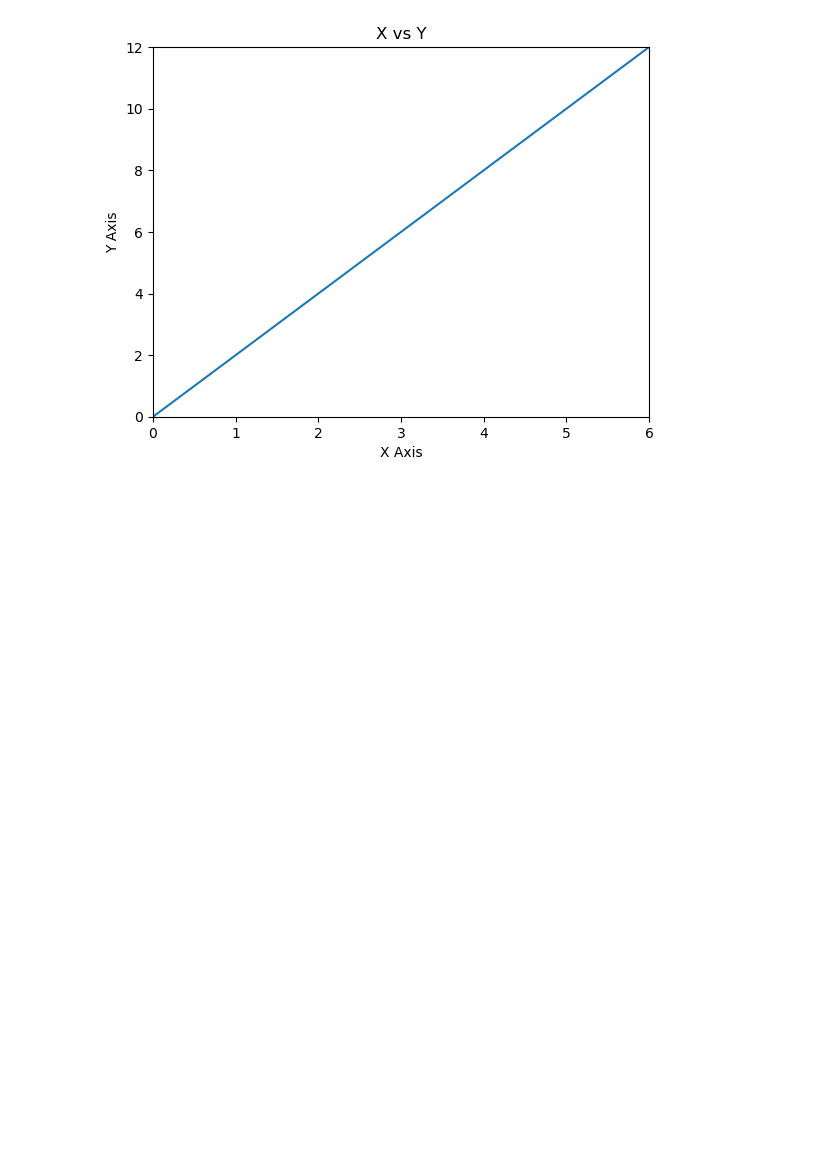
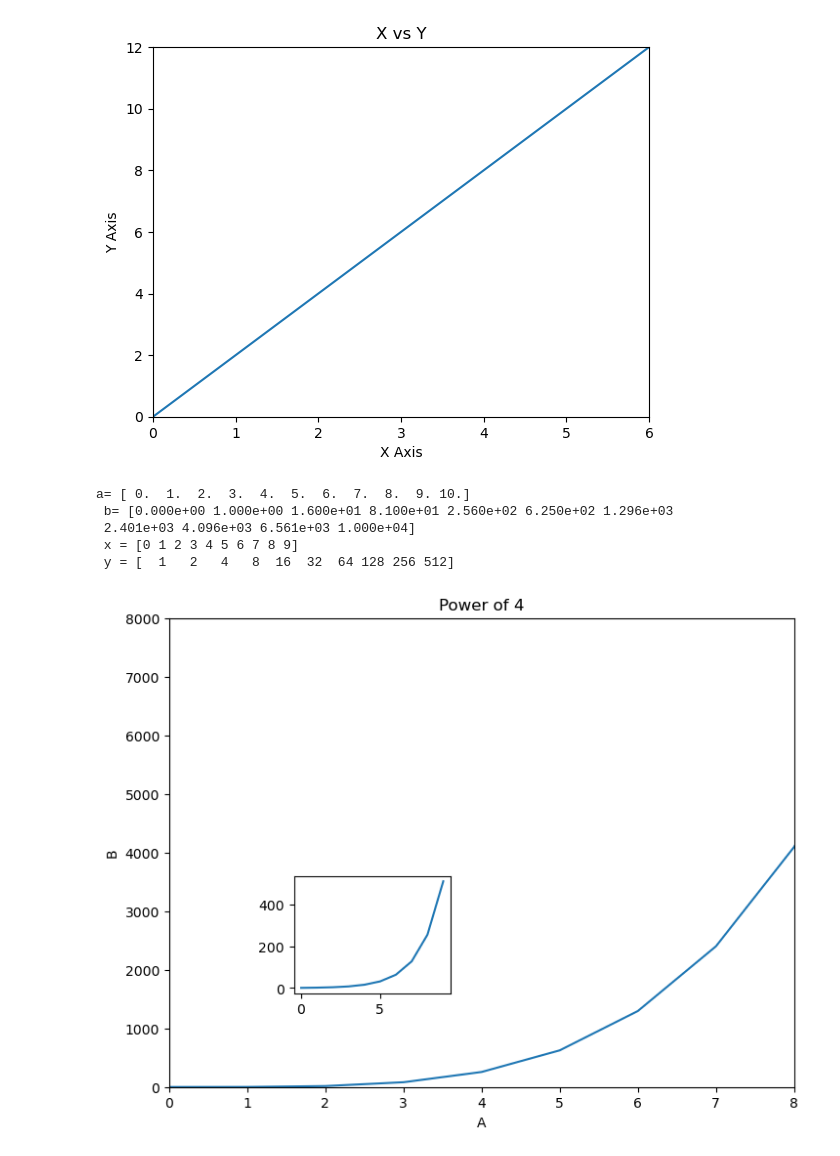
Before and after one commit to savan2508/Jupyter-Notebooks, a Jupyter notebook: Visulization in Python/Matplotlib.ipynb, the cells around one changed output. Cells and saved outputs as stored; diff of their text form; code cells hidden in the pictures; blank space fills up the shorter version.

Commit message:
Visualization with Matplotlib

```diff
--- a/Visulization in Python/Matplotlib.ipynb
+++ b/Visulization in Python/Matplotlib.ipynb
@@ -23,3 +23,38 @@ plt.ylabel("Y Axis")
 plt.xlabel("X Axis");
 # %% [output]
 [figure]
+# %%
+a = np.linspace(0, 10, 1)
+b = a ** 4
+# %%
+x = np.arange(0, 10)
+y = 2 ** x
+# %%
+print(f"a= {a} \n b= {b} \n x = {x} \n y = {y}")
+# %% [output]
+a= [ 0.  1.  2.  3.  4.  5.  6.  7.  8.  9. 10.]
+ b= [0.000e+00 1.000e+00 1.600e+01 8.100e+01 2.560e+02 6.250e+02 1.296e+03
+ 2.401e+03 4.096e+03 6.561e+03 1.000e+04]
+ x = [0 1 2 3 4 5 6 7 8 9]
+ y = [  1   2   4   8  16  32  64 128 256 512]
+# %%
+# Plotting multiple charts on the same figure
+fig = plt.figure()
+
+# Large axes
+axes1 = fig.add_axes([0,0,1,1])
+axes1.plot(a, b)
+
+axes1.set_xlim(0, 8)
+axes1.set_ylim(0, 8000)
+axes1.set_xlabel('A')
+axes1.set_ylabel('B')
+axes1.set_title("Power of 4")
+
+# Small Axes
+axes2 = fig.add_axes([0.2, 0.2, 0.25, 0.25])
+axes2.plot(x, y)
+
+plt.show()
+# %% [output]
+[figure, added]
```
Also changed, not shown: parts of 3 cells of this notebook, 4 other files.
